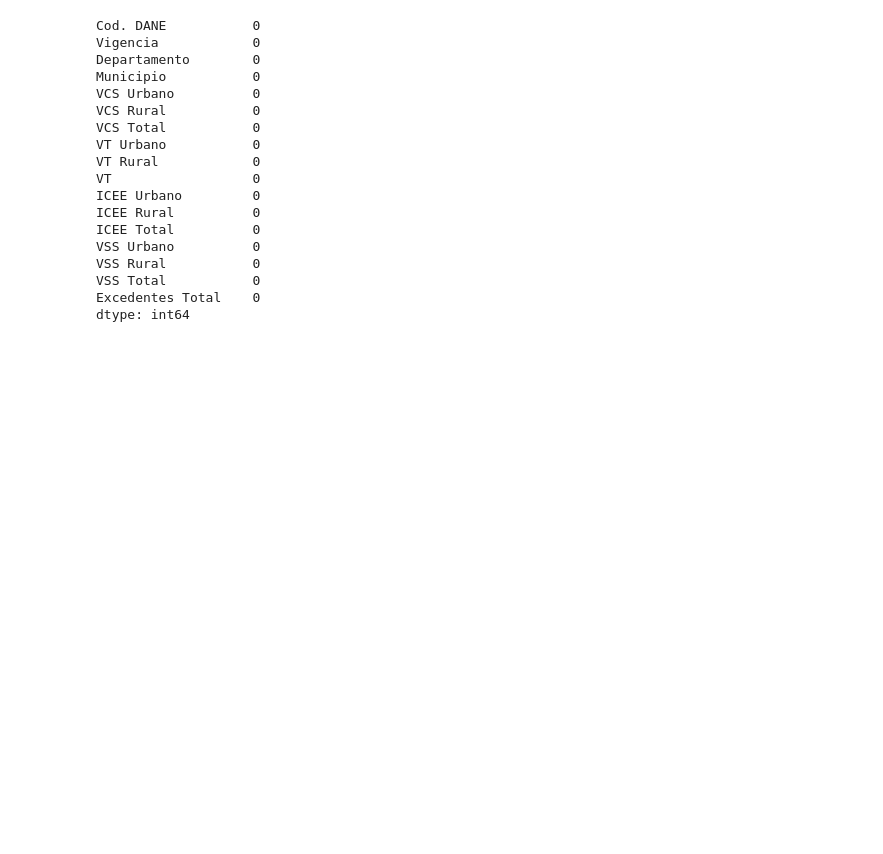
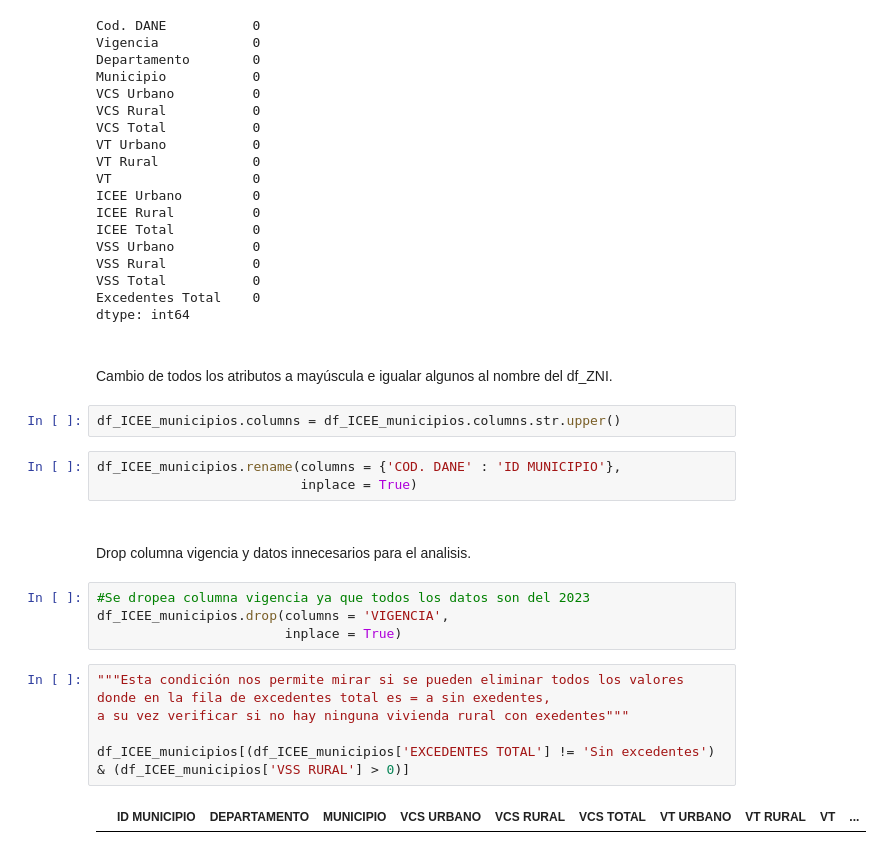
Before and after one commit to Angelthebestone/ANALIS-ZNI, a Jupyter notebook: NOTEBOOKS/ANALISIS ZNI.ipynb, the cells around one changed output. Cells and saved outputs as stored; diff of their text form; blank space fills up the shorter version.

```diff
--- a/NOTEBOOKS/ANALISIS ZNI.ipynb
+++ b/NOTEBOOKS/ANALISIS ZNI.ipynb
@@ -216,3 +223,25 @@ VSS Rural           0
 VSS Total           0
 Excedentes Total    0
 dtype: int64
+# %% [markdown]
+#####
+Cambio de todos los atributos a mayúscula e igualar algunos al nombre del df_ZNI.
+# %%
+df_ICEE_municipios.columns = df_ICEE_municipios.columns.str.upper()
+# %%
+df_ICEE_municipios.rename(columns = {'COD. DANE' : 'ID MUNICIPIO'},
+                          inplace = True)
+# %% [markdown]
+#####
+Drop columna vigencia y datos innecesarios para el analisis.
+# %%
+#Se dropea columna vigencia ya que todos los datos son del 2023
+df_ICEE_municipios.drop(columns = 'VIGENCIA',
+                        inplace = True)
+# %%
+"""Esta condición nos permite mirar si se pueden eliminar todos los valores donde en la fila de excedentes total es = a sin exedentes,
+a su vez verificar si no hay ninguna vivienda rural con exedentes"""
+
+df_ICEE_municipios[(df_ICEE_municipios['EXCEDENTES TOTAL'] != 'Sin excedentes') & (df_ICEE_municipios['VSS RURAL'] > 0)]
+# %% [output]
+|  | ID MUNICIPIO | DEPARTAMENTO | MUNICIPIO | VCS URBANO | VCS RURAL | VCS TOTAL | VT URBANO | VT RURAL | VT | ... |
```
Also changed, not shown: parts of 13 cells of this notebook.
